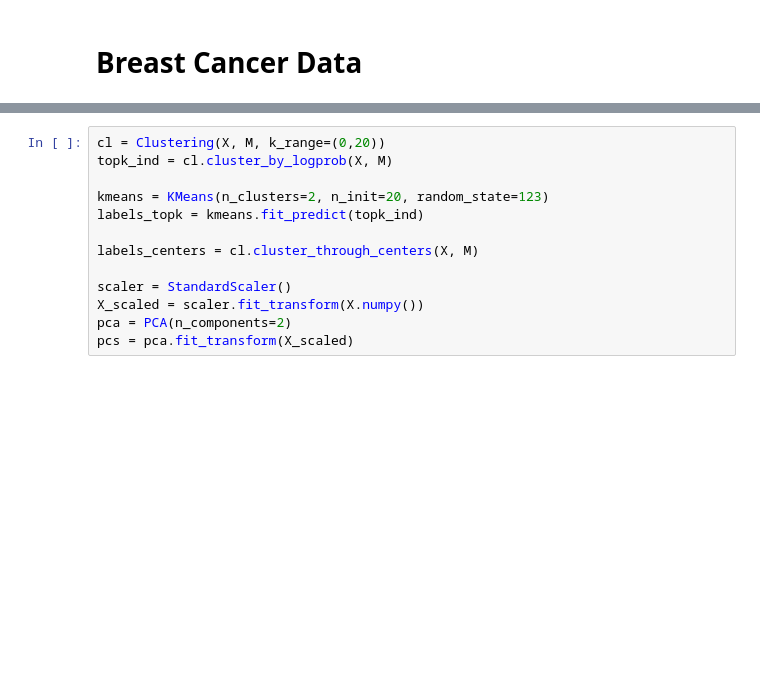
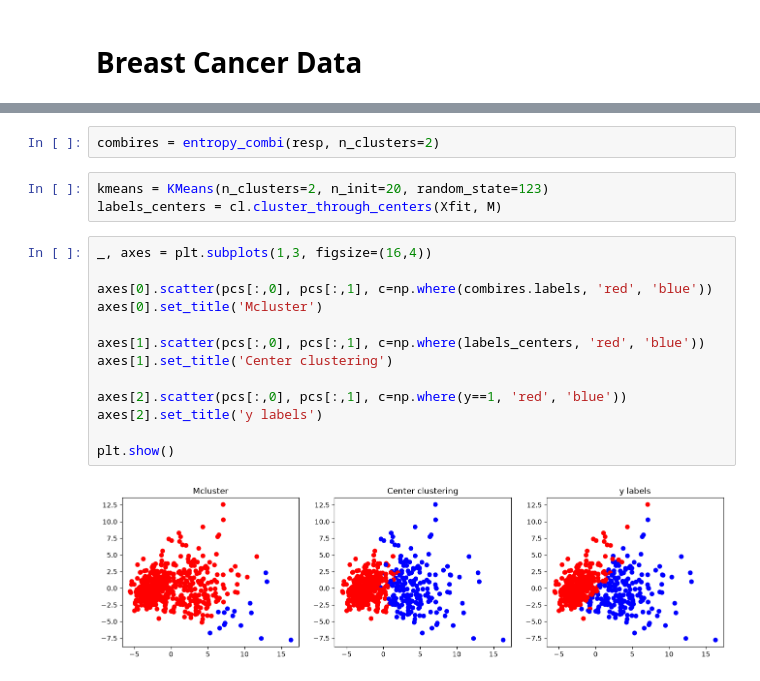
Before and after one commit to huimin-hu-stat/MAR-v2, a Jupyter notebook: clustering.ipynb, the cells around one changed output, grey strips where cells are left out. Drawn from its saved outputs; the diff is of its cells as text; blank space fills up the shorter version.

```diff
--- a/clustering.ipynb
+++ b/clustering.ipynb
@@ -354,13 +358,20 @@ M = am.ampute(X)[1]
+# %%
+combires = entropy_combi(resp, n_clusters=2)
 # %%
-cl = Clustering(X, M, k_range=(0,20))
-topk_ind = cl.cluster_by_logprob(X, M)
-
 kmeans = KMeans(n_clusters=2, n_init=20, random_state=123)
-labels_topk = kmeans.fit_predict(topk_ind)
-
-labels_centers = cl.cluster_through_centers(X, M)
-
-scaler = StandardScaler()
-X_scaled = scaler.fit_transform(X.numpy())
-pca = PCA(n_components=2)
-pcs = pca.fit_transform(X_scaled)
+labels_centers = cl.cluster_through_centers(Xfit, M)
+# %%
+_, axes = plt.subplots(1,3, figsize=(16,4))
+
+axes[0].scatter(pcs[:,0], pcs[:,1], c=np.where(combires.labels, 'red', 'blue'))
+axes[0].set_title('Mcluster')
+
+axes[1].scatter(pcs[:,0], pcs[:,1], c=np.where(labels_centers, 'red', 'blue'))
+axes[1].set_title('Center clustering')
+
+axes[2].scatter(pcs[:,0], pcs[:,1], c=np.where(y==1, 'red', 'blue'))
+axes[2].set_title('y labels')
+
+plt.show()
+# %% [output]
+[figure, added]
```
Also changed, not shown: parts of 21 cells of this notebook, 3 other files.
